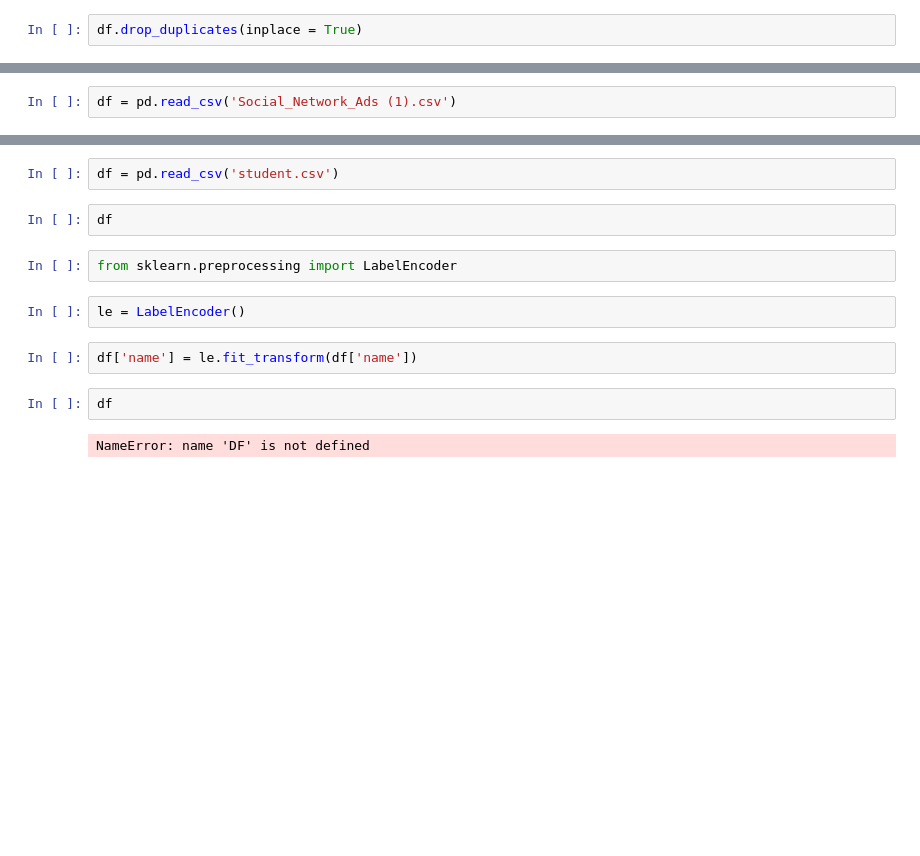
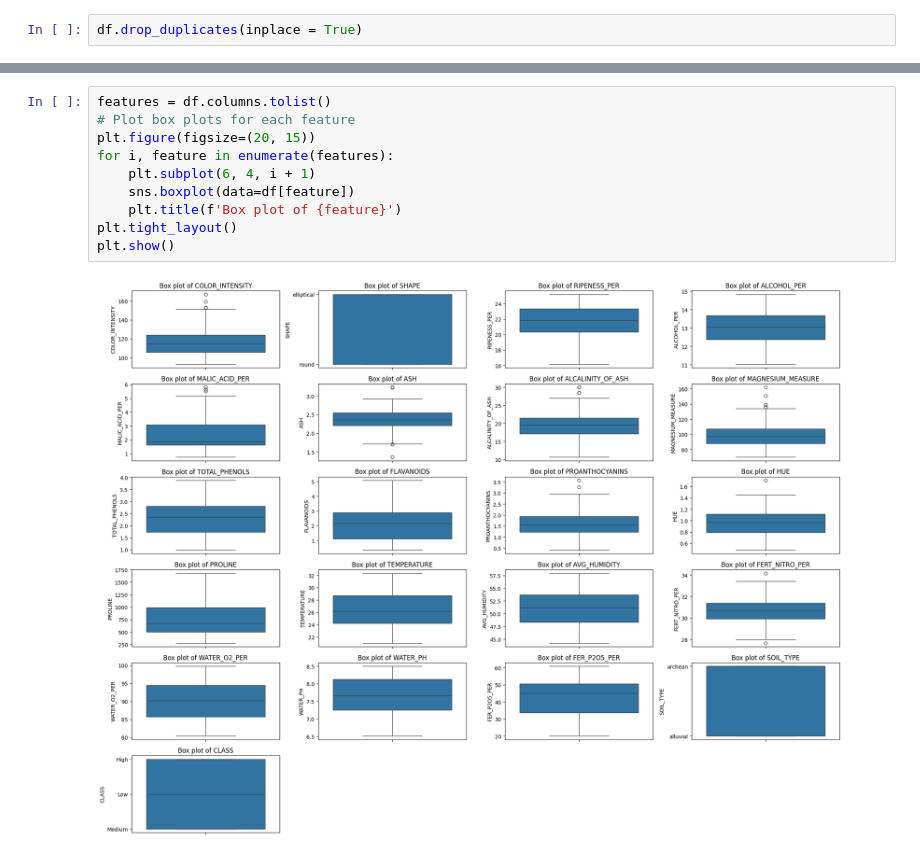
Before and after one commit to CappyCap17/dataSciExp, a Jupyter notebook: DS_Exp2.ipynb, the cells around one changed output, grey strips where cells are left out. Cells and saved outputs as stored; diff of their text form; blank space fills up the shorter version.

```diff
--- a/DS_Exp2.ipynb
+++ b/DS_Exp2.ipynb
@@ -46,2 +183,0 @@ df.bfill()
-# %%
-df = pd.read_csv('Social_Network_Ads (1).csv')
@@ -82,14 +184,12 @@ plt.scatter(x_scaled['Age'],x_scaled['EstimatedSalary'], c = df['Purchased'])
-# %%
-df = pd.read_csv('student.csv')
-# %%
-df
-# %%
-from sklearn.preprocessing import LabelEncoder
-# %%
-le = LabelEncoder()
-# %%
-df['name'] = le.fit_transform(df['name'])
-# %%
-df
-# %% [output]
-NameError: name 'DF' is not defined
+# %%
+features = df.columns.tolist()
+# Plot box plots for each feature
+plt.figure(figsize=(20, 15))
+for i, feature in enumerate(features):
+    plt.subplot(6, 4, i + 1)
+    sns.boxplot(data=df[feature])
+    plt.title(f'Box plot of {feature}')
+plt.tight_layout()
+plt.show()
+# %% [output]
+[figure, added]
```
Also changed, not shown: parts of 36 cells of this notebook.
